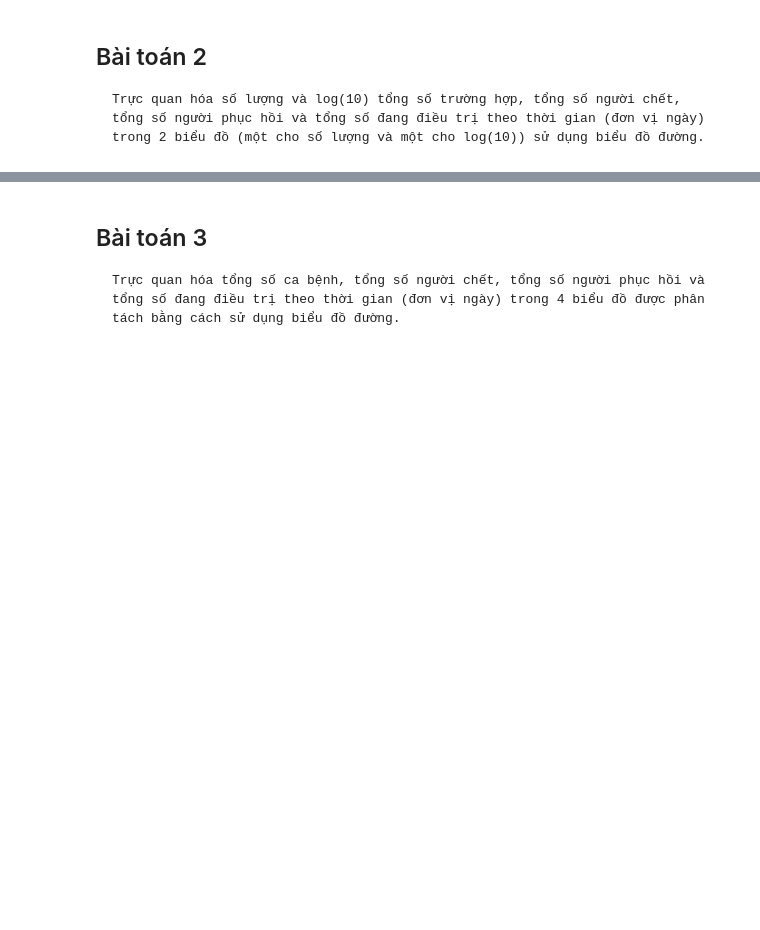
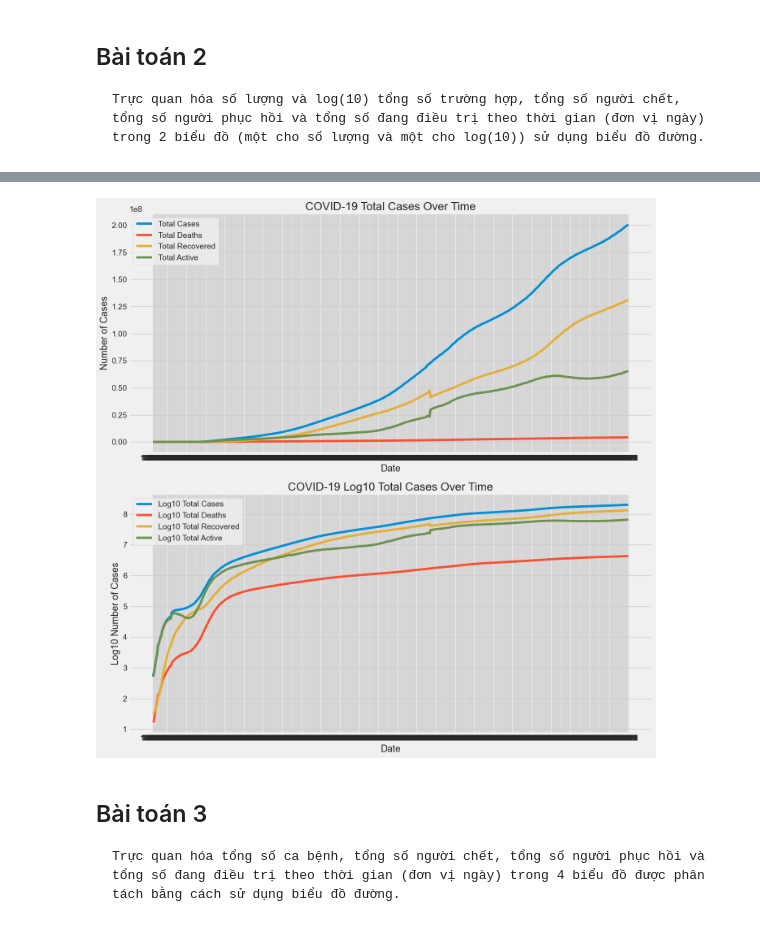
Before and after one commit to khoapdaio/aio-data-science, a Jupyter notebook: dsmmc_day17_khoapd/Final Project #1_ Phân tích dữ liệu Covid-19/Final Project - Phân tích dữ liệu Covid-19.ipynb, the cells around one changed output, grey strips where cells are left out. Cells and saved outputs as stored; diff of their text form; code cells hidden in the pictures; blank space fills up the shorter version.

```diff
--- a/dsmmc_day17_khoapd/Final Project #1_ Phân tích dữ liệu Covid-19/Final Project - Phân tích dữ liệu Covid-19.ipynb
+++ b/dsmmc_day17_khoapd/Final Project #1_ Phân tích dữ liệu Covid-19/Final Project - Phân tích dữ liệu Covid-19.ipynb
@@ -193,3 +201,33 @@ Text(0.5, 0, 'Days since 1/22/2020')
+# %%
+#Nhập mã lập t# Tạo biểu đồ cho số lượng thực tế
+fig, (ax1, ax2) = plt.subplots(2, 1, figsize = (14, 14))
+# Biểu đồ cho số lượng thực tế
+ax1.plot(adjusted_dates, total_cases_list, label = 'Total Cases')
+ax1.plot(adjusted_dates, total_deaths_list, label = 'Total Deaths')
+ax1.plot(adjusted_dates, total_recovered_list, label = 'Total Recovered')
+ax1.plot(adjusted_dates, total_active_list, label = 'Total Active')
+ax1.set_xlabel('Date')
+ax1.set_ylabel('Number of Cases')
+ax1.set_title('COVID-19 Total Cases Over Time')
+ax1.legend()
+ax1.grid(True)
+
+# Biểu đồ cho log(10) của số liệu
+ax2.plot(adjusted_dates, np.log10(total_cases_list), label = 'Log10 Total Cases')
+ax2.plot(adjusted_dates, np.log10(total_deaths_list), label = 'Log10 Total Deaths')
+ax2.plot(adjusted_dates, np.log10(total_recovered_list), label = 'Log10 Total Recovered')
+ax2.plot(adjusted_dates, np.log10(total_active_list), label = 'Log10 Total Active')
+ax2.set_xlabel('Date')
+ax2.set_ylabel('Log10 Number of Cases')
+ax2.set_title('COVID-19 Log10 Total Cases Over Time')
+ax2.legend()
+ax2.grid(True)
+
+# Hiển thị biểu đồ
+plt.tight_layout()
+plt.show()
+# %% [output]
+[figure, added]
 # %% [markdown]
 ## Bài toán 3
     Trực quan hóa tổng số ca bệnh, tổng số người chết, tổng số người phục hồi và tổng số đang điều trị theo thời gian (đơn vị ngày) trong 4 biểu đồ được phân tách bằng cách sử dụng biểu đồ đường.
```
Also changed, not shown: parts of 34 cells of this notebook.
